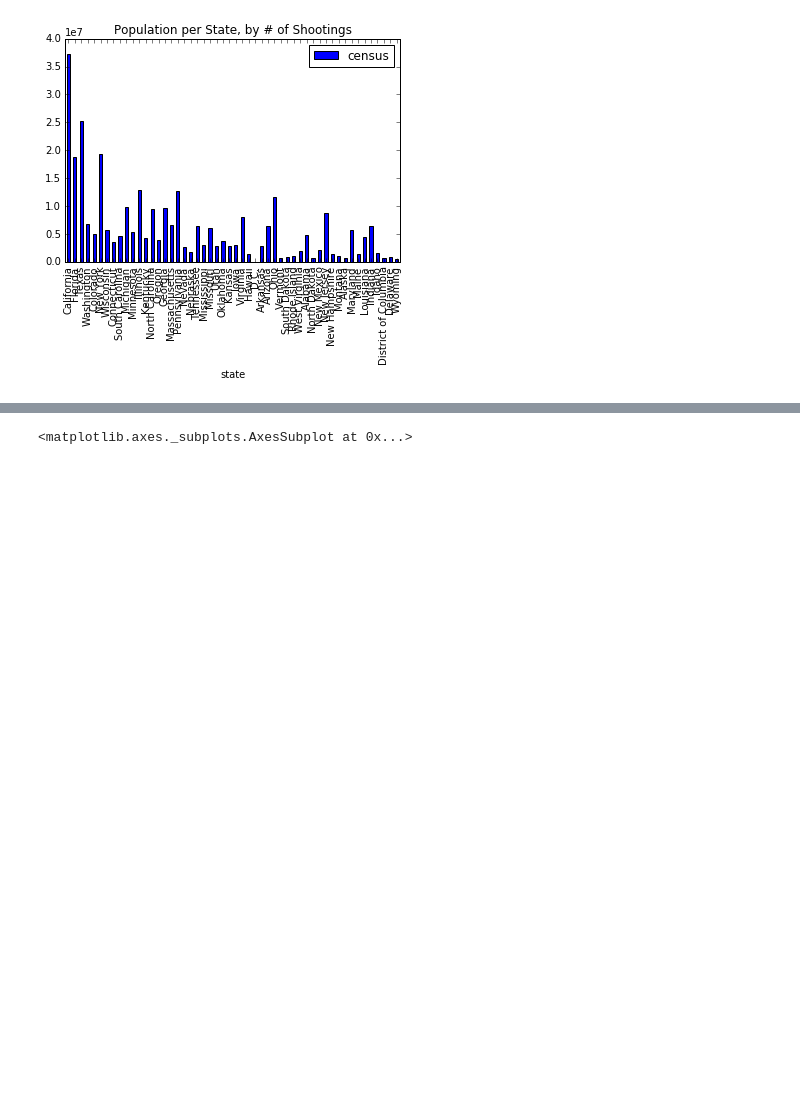
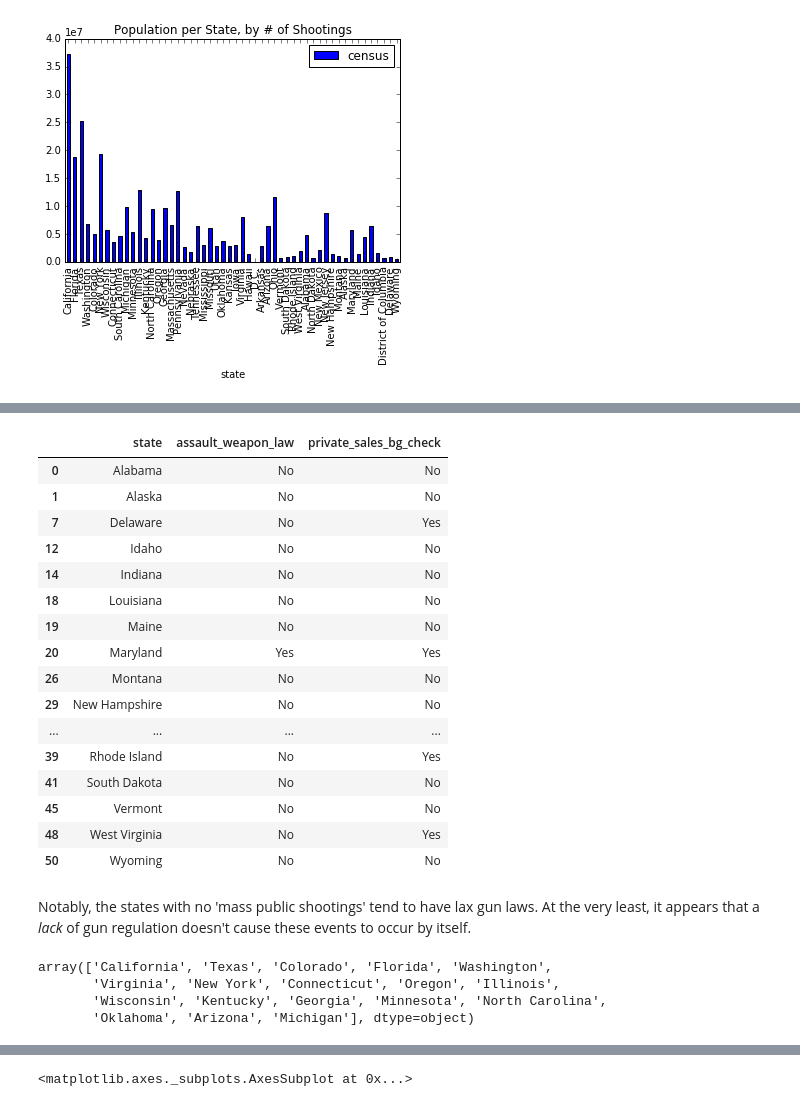
Before and after one commit to whitgroves/motherjones-mass-shooting-analysis, a Jupyter notebook: motherjones_mass_shooting_analysis.ipynb, the cells around one changed output, grey strips where cells are left out. Saved outputs shown, nothing was run; the diff lists cells and outputs as text; code cells hidden in the pictures; blank space fills up the shorter version.

```diff
--- a/motherjones_mass_shooting_analysis.ipynb
+++ b/motherjones_mass_shooting_analysis.ipynb
@@ -180,0 +217,35 @@ cs4.sort_values('shootings', ascending=False).plot.bar(stacked=True, x='state',
+# %%
+hgl = handgun_laws.copy()
+hgl[hgl['state'].isin(non_shooting_states)][['state','assault_weapon_law','private_sales_bg_check']]
+# %% [output]
+|  | state | assault_weapon_law | private_sales_bg_check |
+| 0 | Alabama | No | No |
+| 1 | Alaska | No | No |
+| 7 | Delaware | No | Yes |
+| 12 | Idaho | No | No |
+| 14 | Indiana | No | No |
+| 18 | Louisiana | No | No |
+| 19 | Maine | No | No |
+| 20 | Maryland | Yes | Yes |
+| 26 | Montana | No | No |
+| 29 | New Hampshire | No | No |
+| ... | ... | ... | ... |
+| 39 | Rhode Island | No | Yes |
+| 41 | South Dakota | No | No |
+| 45 | Vermont | No | No |
+| 48 | West Virginia | No | Yes |
+| 50 | Wyoming | No | No |
+# %% [markdown]
+Notably, the states with no 'mass public shootings' tend to have lax gun laws. At the very least, it appears that a *lack* of gun regulation doesn't cause these events to occur by itself.
+# %%
+# Let's compare the most violent 18 states to see if there's anything going on with their laws.
+# Note: D.C. comes up in the top 18, so I pull in the first 19 and then drop that value.
+top_shooting_states = cs[['Total victims']].sort_values(
+    'Total victims', ascending=False).head(19).index.drop('D.C.').values
+
+top_shooting_states
+# %% [output]
+array(['California', 'Texas', 'Colorado', 'Florida', 'Washington',
+       'Virginia', 'New York', 'Connecticut', 'Oregon', 'Illinois',
+       'Wisconsin', 'Kentucky', 'Georgia', 'Minnesota', 'North Carolina',
+       'Oklahoma', 'Arizona', 'Michigan'], dtype=object)
```
Also changed, not shown: parts of 5 cells of this notebook.
